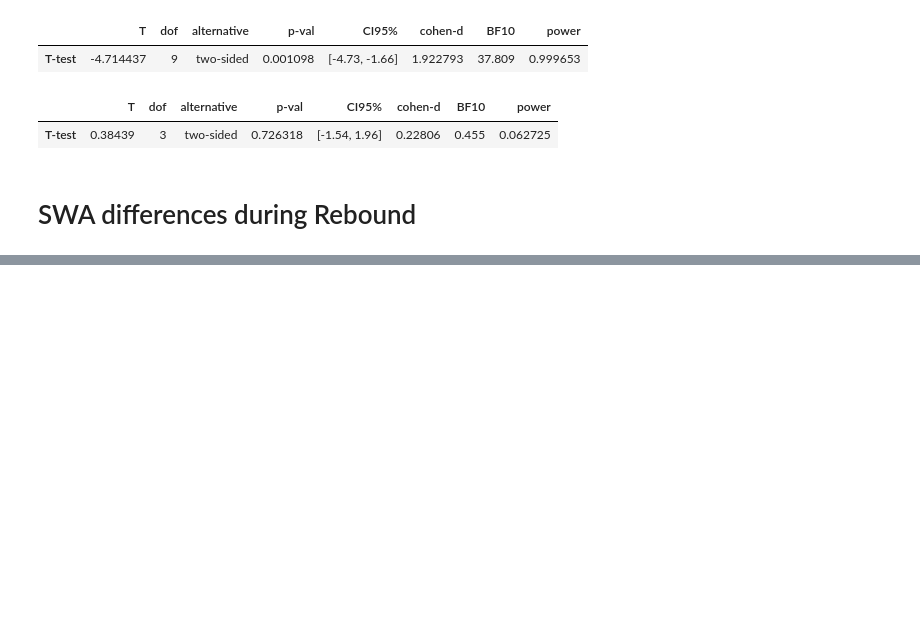
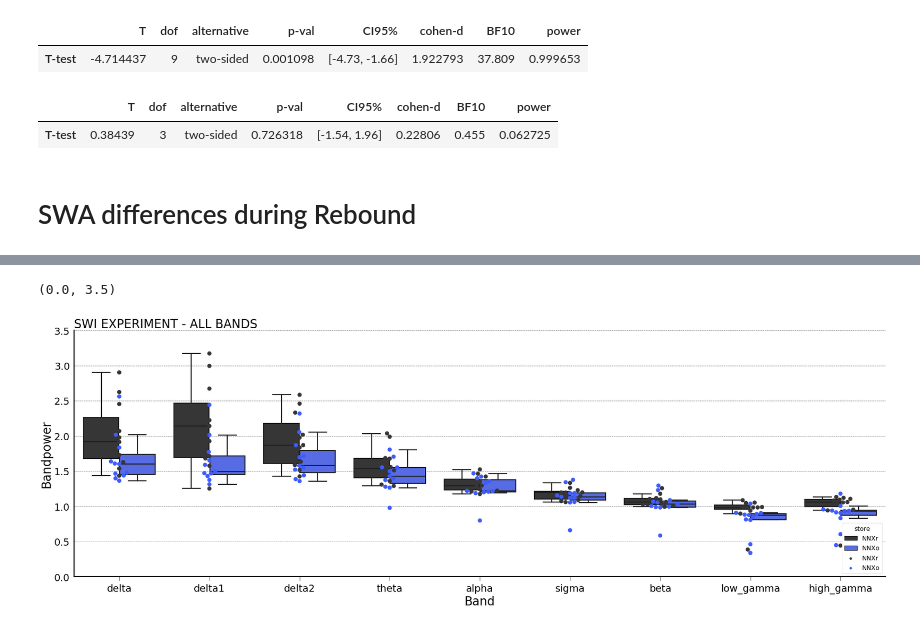
Before and after one commit to kortdriessen/acr, a Jupyter notebook: pub/swa_figs.ipynb, the cells around one changed output, grey strips where cells are left out. Saved outputs shown, nothing was run; the diff lists cells and outputs as text; code cells hidden in the pictures; blank space fills up the shorter version.

```diff
--- a/pub/swa_figs.ipynb
+++ b/pub/swa_figs.ipynb
@@ -186,0 +201,5 @@ ax[1].set_ylim(1.0, 3.0)
+# %%
+swi_rels = {}
+for subject in delta_exp_means.exp_als('swi')['sub_alias'].unique():
+    swa_rel = delta_exp_means.loc[delta_exp_means['sub_alias']==subject].exp_als('swi').prb('NNXo')['Bandpower'].values[0] / delta_exp_means.loc[delta_exp_means['sub_alias']==subject].exp_als('swi').prb('NNXr')['Bandpower'].values[0]
+    swi_rels[subject] = swa_rel
@@ -204,0 +275,20 @@ pg.ttest(delta_reb_swisin_nnxr, delta_reb_swisin_nnxo, paired=True)
+# %%
+bp_exp = reb_df.st('NREM').filter(pl.col('exp_type')!='control')
+bp_exp_means = bp_exp.groupby(['subject', "Band", 'exp', 'store']).mean().sort('Bandpower')
+bp_exp_means = bp_exp_means.with_columns(exp_alias=pl.when(pl.col('exp')=='swi2').then('swi').otherwise(pl.col('exp'))) # this is an alias so that the swi2 experiments can be grouped with the swi experimental group
+bp_exp_means = bp_exp_means.to_pandas()
+
+# Need to do this so I can connect the individual data points within experiments, each two data points need their own subject number
+sub_array = bp_exp_means['subject']
+bp_exp_means['sub_alias'] = sub_array
+for subject in bp_exp_means.expmt('swi2').subject.unique():
+    bp_exp_means.loc[(bp_exp_means.subject == subject) & (bp_exp_means['exp'] == 'swi2'), 'sub_alias'] = f'{subject}_b'
+# %%
+f, ax = plt.subplots()
+sns.boxplot(data=bp_exp_means.exp_als('swi'), x='Band', y='Bandpower', hue='store', order=band_def, hue_order=['NNXr', 'NNXo'], fliersize=0, ax=ax)
+sns.swarmplot(data=bp_exp_means.exp_als('swi'), x='Band', y='Bandpower', hue='store', order=band_def, hue_order=['NNXr', 'NNXo'], marker='o', size=12, ax=ax)
+ax.set_title('SWI EXPERIMENT - ALL BANDS')
+ax.set_ylim(0, 3.5)
+# %% [output]
+(0.0, 3.5)
+[figure, added]
```
Also changed, not shown: parts of 20 cells of this notebook, 3 other files.
